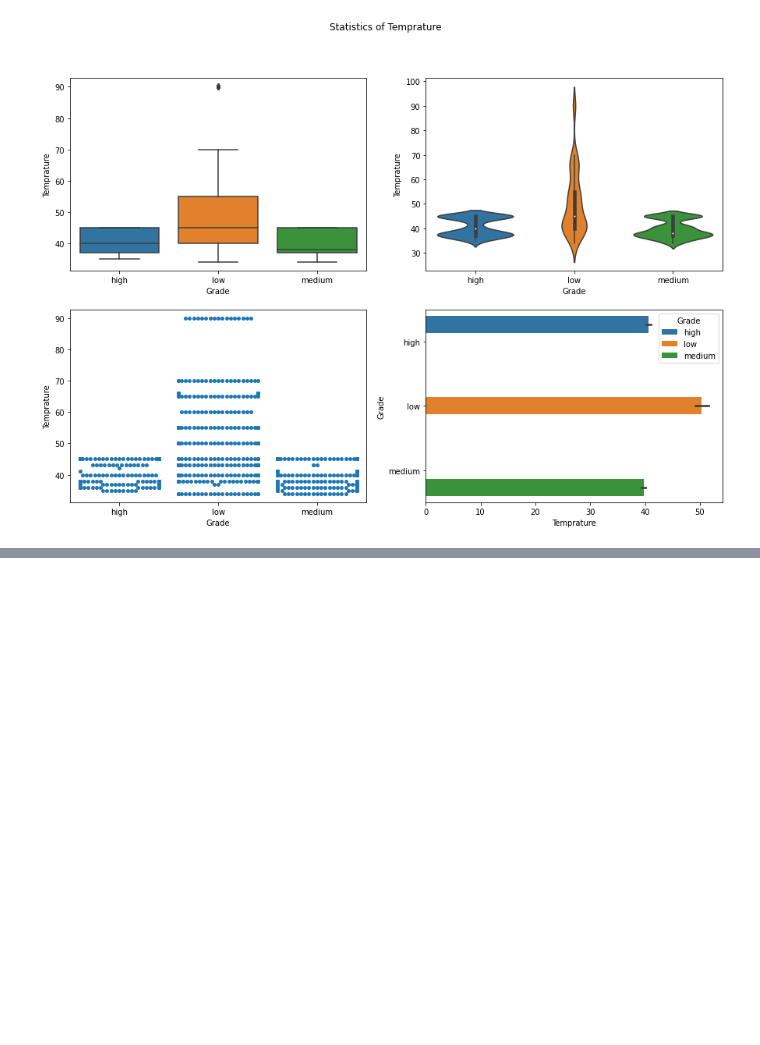
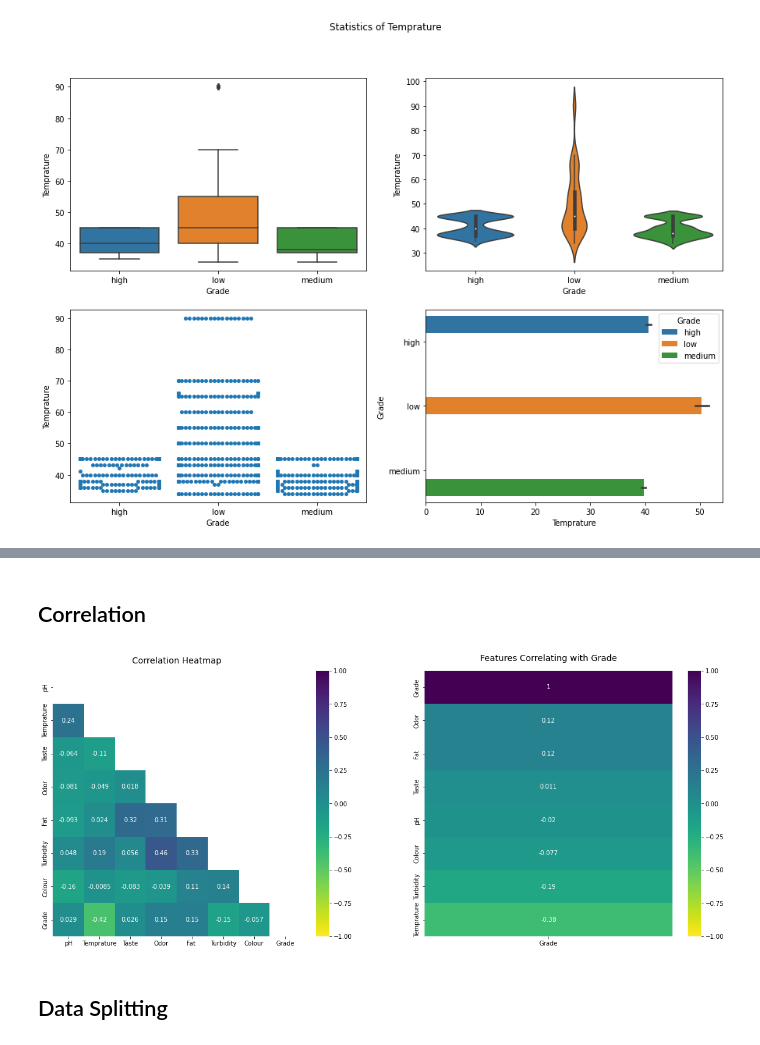
Before and after one commit to Prakashdeveloper03/Milk-Quality-Prediction, a Jupyter notebook: notebook/analysis.ipynb, the cells around one changed output, grey strips where cells are left out. Drawn from its saved outputs; the diff is of its cells as text; code cells hidden in the pictures; blank space fills up the shorter version.

Commit message:
Added data splitting section

```diff
--- a/notebook/analysis.ipynb
+++ b/notebook/analysis.ipynb
@@ -215,0 +229,3 @@ plot_stats("Temprature")
+# %%
+df.Grade.replace(to_replace={"low": 0, "medium": 1, "high": 2}, inplace=True)
+df.head()
@@ -215,0 +239,33 @@ plot_stats("Temprature")
+# %% [markdown]
+## Correlation
+# %%
+fig, ax = plt.subplots(ncols=2, figsize=(20, 8))  # create a 1 x 2 subplot grid
+resign_corr = df.corr(
+    method="spearman"
+)  # calculate spearman correlation of the dataframe
+mask = np.triu(np.ones_like(resign_corr, dtype=np.bool))
+cat_heatmap = sns.heatmap(
+    df.corr(), mask=mask, vmin=-1, vmax=1, annot=True, ax=ax[0], cmap="viridis_r"
+)  # cornor heatmap of the dataframe correlation
+cat_heatmap.set_title(
+    "Correlation Heatmap", fontdict={"fontsize": 14}, pad=12
+)  # sets the title for the heatmap with font size 14 and padding 12
+
+heatmap = sns.heatmap(
+    resign_corr[["Grade"]].sort_values(by="Grade", ascending=False),
+    vmin=-1,
+    vmax=1,
+    annot=True,
+    ax=ax[1],
+    cmap="viridis_r",
+)  # create heatmap for features correlating with the dependant varibale 'Grade'
+heatmap.set_title(
+    "Features Correlating with Grade",
+    fontdict={"fontsize": 14},
+    pad=16,  # sets the title for the heatmap with font size 14 and padding 16
+)
+plt.show()  # shows the subplot
+# %% [output]
+[figure, added]
+# %% [markdown]
+## Data Splitting
```
Also changed, not shown: parts of 15 cells of this notebook.
